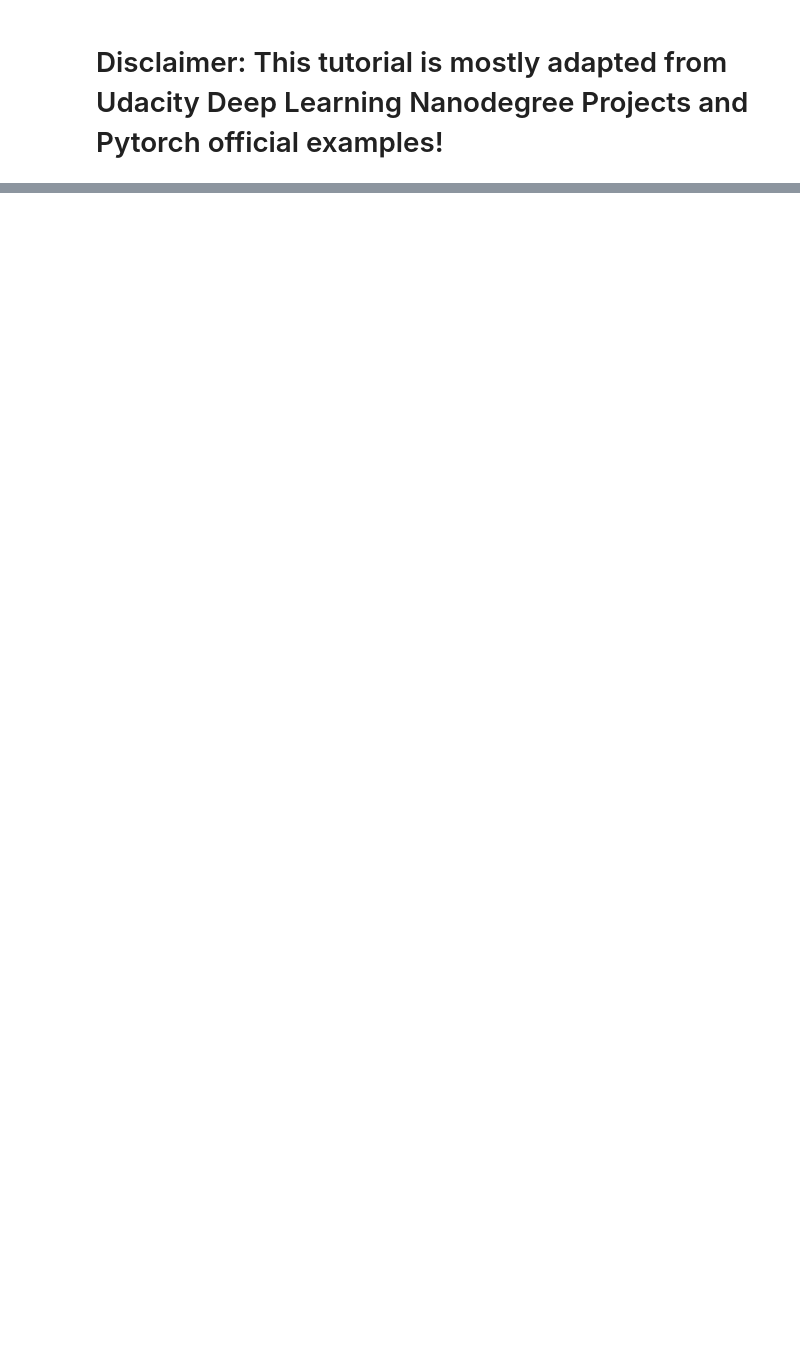
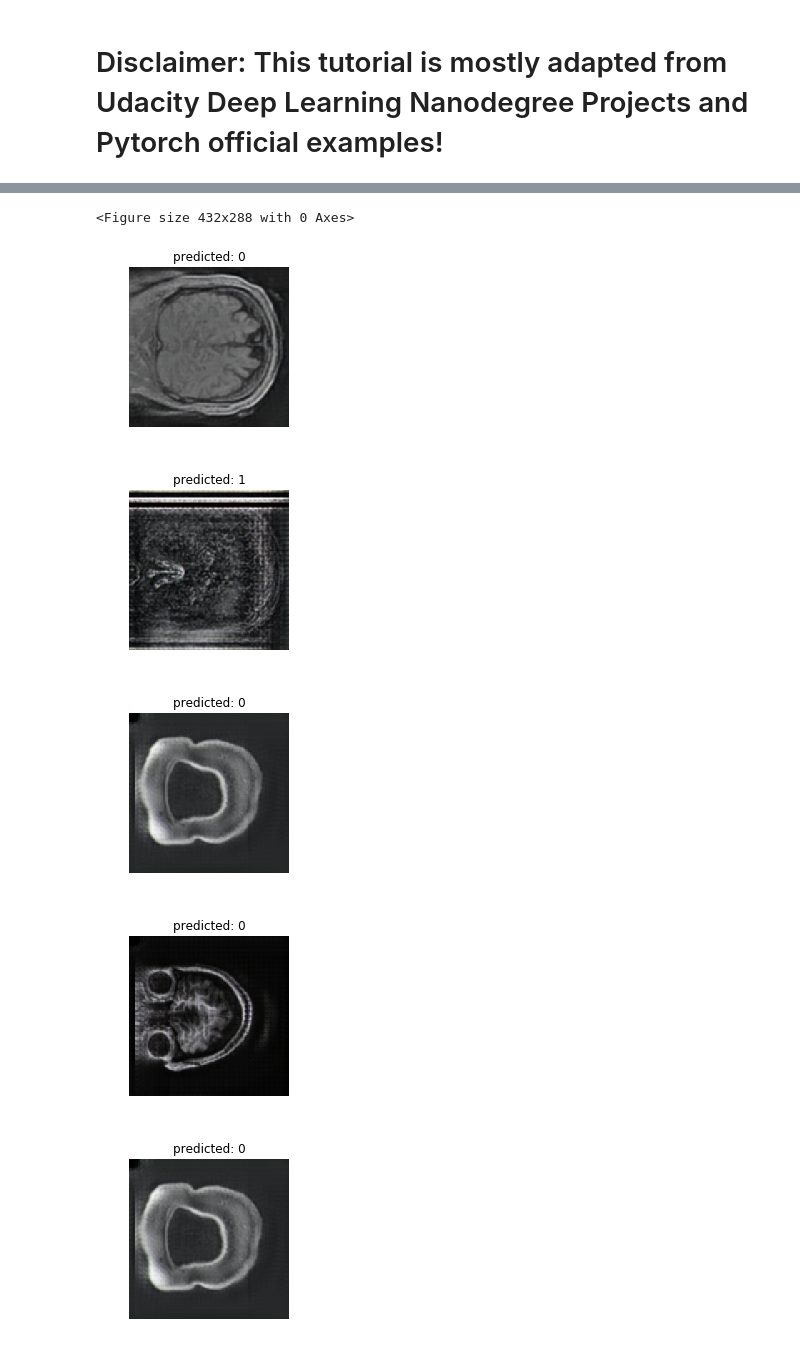
Before and after one commit to jeffreydurieux/neurohack_dl_gan, a Jupyter notebook: keras_pytorch/demo/Pytorch_transfer_learning.ipynb, the cells around one changed output, grey strips where cells are left out. Cells and saved outputs as stored; diff of their text form; code cells hidden in the pictures; blank space fills up the shorter version.

```diff
--- a/keras_pytorch/demo/Pytorch_transfer_learning.ipynb
+++ b/keras_pytorch/demo/Pytorch_transfer_learning.ipynb
@@ -167,7 +178,7 @@ def train_model(model, criterion, optimizer, scheduler, num_epochs=25):
         print('-' * 10)
 
         # Each epoch has a training and validation phase
-        for phase in ['train', 'val']:
+        for phase in ['train', 'valid']:
             if phase == 'train':
                 scheduler.step()
                 model.train()  # Set model to training mode
@@ -217,7 +228,7 @@ def train_model(model, criterion, optimizer, scheduler, num_epochs=25):
     time_elapsed = time.time() - since
     print('Training complete in {:.0f}m {:.0f}s'.format(
         time_elapsed // 60, time_elapsed % 60))
-    print('Best val Acc: {:4f}'.format(best_acc))
+    print('Best valid Acc: {:4f}'.format(best_acc))
 
     # load best model weights
     model.load_state_dict(best_model_wts)
@@ -230,7 +241,7 @@ def visualize_model(model, num_images=6):
     fig = plt.figure()
 
     with torch.no_grad():
-        for i, (inputs, labels) in enumerate(dataloaders['val']):
+        for i, (inputs, labels) in enumerate(dataloaders['test']):
             inputs = inputs.to(device)
             labels = labels.to(device)
 
@@ -239,6 +250,7 @@ def visualize_model(model, num_images=6):
 
             for j in range(inputs.size()[0]):
                 images_so_far += 1
+                plt.figure(figsize=(20,10))
                 ax = plt.subplot(num_images//2, 2, images_so_far)
                 ax.axis('off')
                 ax.set_title('predicted: {}'.format(class_names[preds[j]]))
@@ -249,19 +261,24 @@ def visualize_model(model, num_images=6):
                     return
         model.train(mode=was_training)
 # %%
-model_ft = models.resnet18(pretrained=True)
-num_ftrs = model_ft.fc.in_features
-model_ft.fc = nn.Linear(num_ftrs, 2)
+model = torchvision.models.resnet18(pretrained=True)
+for param in model.parameters():
+    param.requires_grad = False
 
-model_ft = model_ft.to(device)
+# Parameters of newly constructed modules have requires_grad=True by default
+num_ftrs = model.fc.in_features
+model.fc = nn.Linear(num_ftrs, 2)
+
+model = model.to(device)
 
 criterion = nn.CrossEntropyLoss()
 
-# Observe that all parameters are being optimized
-optimizer_ft = optim.SGD(model_ft.parameters(), lr=0.001, momentum=0.9)
+# Observe that only parameters of final layer are being optimized as
+# opposed to before.
+optimizer_conv = optim.SGD(model.fc.parameters(), lr=0.001, momentum=0.9)
 
 # Decay LR by a factor of 0.1 every 7 epochs
-exp_lr_scheduler = lr_scheduler.StepLR(optimizer_ft, step_size=7, gamma=0.1)
+exp_lr_scheduler = lr_scheduler.StepLR(optimizer_conv, step_size=7, gamma=0.1)
 # %%
-model_ft = train_model(model_ft, criterion, optimizer_ft, exp_lr_scheduler,
+model = train_model(model, criterion, optimizer_conv, exp_lr_scheduler,
                        num_epochs=25)
@@ -268,2 +303,9 @@ model_ft = train_model(model_ft, criterion, optimizer_ft, exp_lr_scheduler,
 # %%
-visualize_model(model_ft)
+visualize_model(model)
+# %% [output]
+<Figure size 432x288 with 0 Axes>
+[figure, added]
+[figure, added]
+[figure, added]
+[figure, added]
+[figure, added]
```
Also changed, not shown: parts of 15 cells of this notebook.
